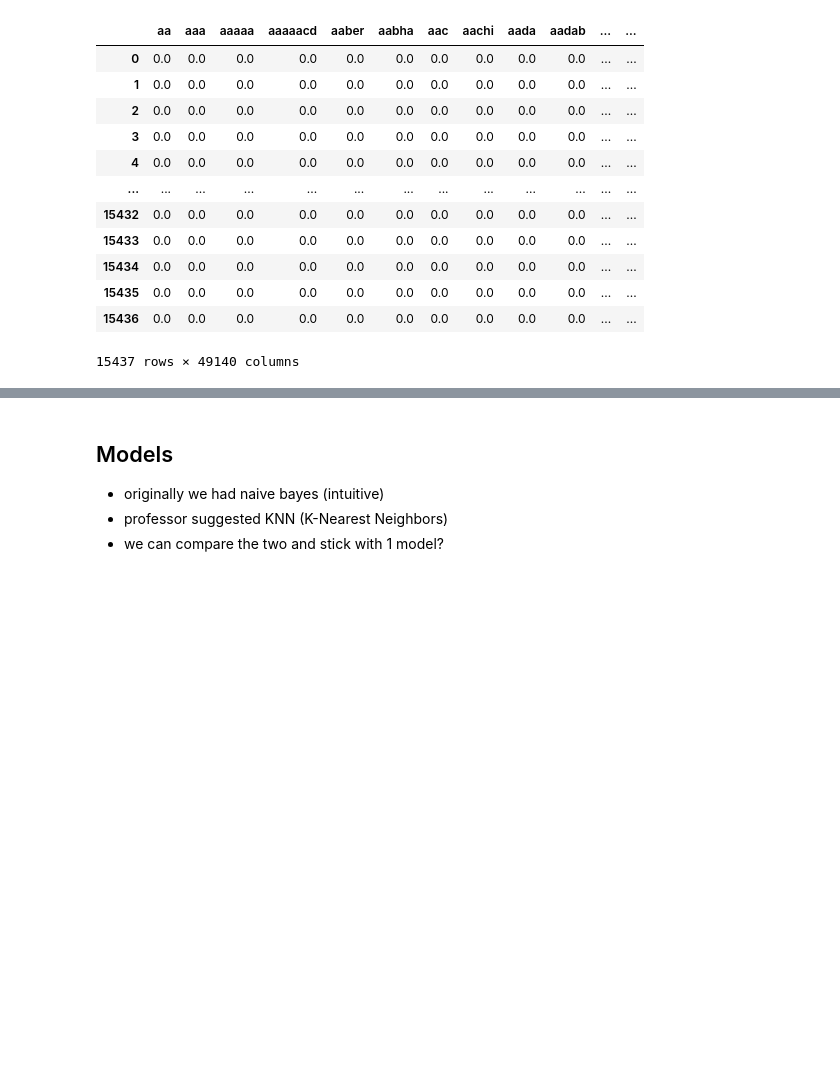
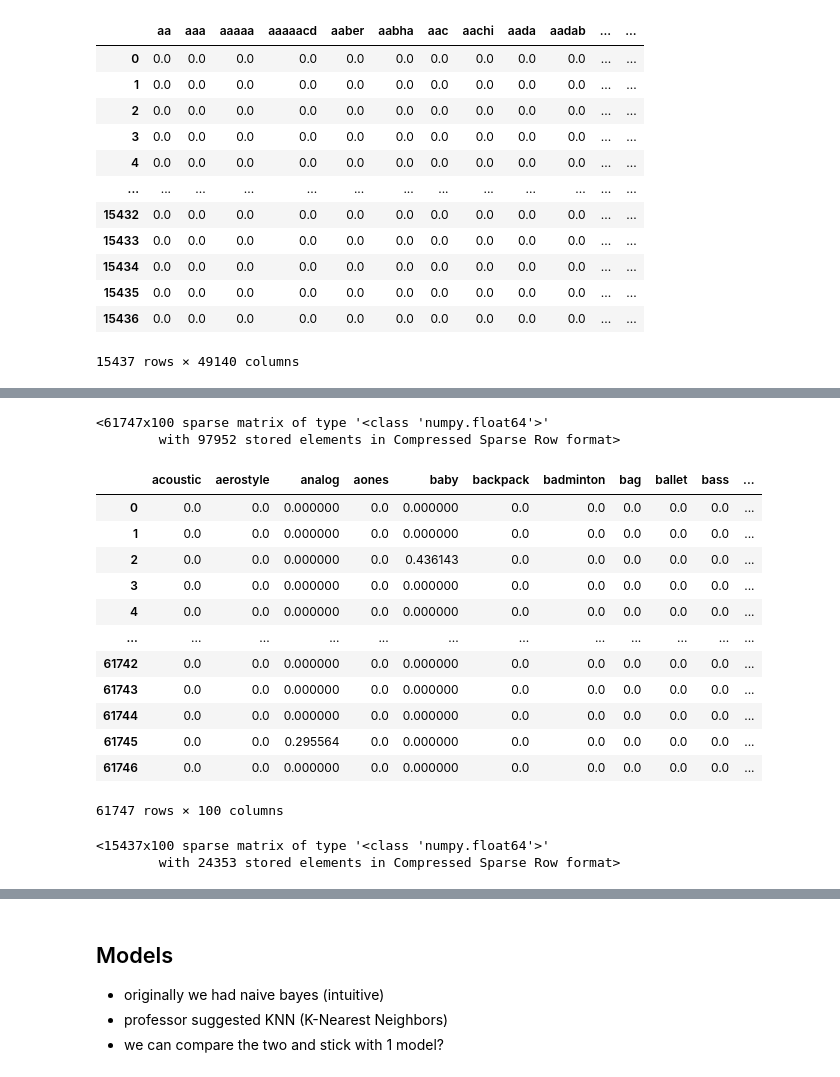
Before and after one commit to bzekeria/cogs109-final-project, a Jupyter notebook: notebooks/03_fetaure_engineering.ipynb, the cells around one changed output, grey strips where cells are left out. Saved outputs shown, nothing was run; the diff lists cells and outputs as text; code cells hidden in the pictures; blank space fills up the shorter version.

```diff
--- a/notebooks/03_fetaure_engineering.ipynb
+++ b/notebooks/03_fetaure_engineering.ipynb
@@ -169,0 +185,47 @@ test_words_numerical
+# %%
+from sklearn.feature_selection import SelectKBest, chi2
+
+# Create a SelectKBest object with the chi2 scoring function
+k = 100  # Number of top features to select
+selector = SelectKBest(score_func=chi2, k=k)
+
+# Fit the selector to the TF-IDF training data
+X_train_selected = selector.fit_transform(train_features, y_train)
+
+# Feature names
+features = vectorizer.get_feature_names()
+
+selected_feature_indices = selector.get_support(indices=True)
+
+selected_features = [features[i] for i in selected_feature_indices]
+
+# Transform the TF-IDF test data using the selected features
+X_test_selected = test_features[:, selected_feature_indices]
+# %%
+X_train_selected
+# %% [output]
+<61747x100 sparse matrix of type '<class 'numpy.float64'>'
+        with 97952 stored elements in Compressed Sparse Row format>
+# %%
+# Convert X_train_selected to a DataFrame
+df_train_selected = pd.DataFrame(X_train_selected.toarray(), columns=selected_features)
+df_train_selected
+# %% [output]
+|  | acoustic | aerostyle | analog | aones | baby | backpack | badminton | bag | ballet | bass | ... |
+| 0 | 0.0 | 0.0 | 0.000000 | 0.0 | 0.000000 | 0.0 | 0.0 | 0.0 | 0.0 | 0.0 | ... |
+| 1 | 0.0 | 0.0 | 0.000000 | 0.0 | 0.000000 | 0.0 | 0.0 | 0.0 | 0.0 | 0.0 | ... |
+| 2 | 0.0 | 0.0 | 0.000000 | 0.0 | 0.436143 | 0.0 | 0.0 | 0.0 | 0.0 | 0.0 | ... |
+| 3 | 0.0 | 0.0 | 0.000000 | 0.0 | 0.000000 | 0.0 | 0.0 | 0.0 | 0.0 | 0.0 | ... |
+| 4 | 0.0 | 0.0 | 0.000000 | 0.0 | 0.000000 | 0.0 | 0.0 | 0.0 | 0.0 | 0.0 | ... |
+| ... | ... | ... | ... | ... | ... | ... | ... | ... | ... | ... | ... |
+| 61742 | 0.0 | 0.0 | 0.000000 | 0.0 | 0.000000 | 0.0 | 0.0 | 0.0 | 0.0 | 0.0 | ... |
+| 61743 | 0.0 | 0.0 | 0.000000 | 0.0 | 0.000000 | 0.0 | 0.0 | 0.0 | 0.0 | 0.0 | ... |
+| 61744 | 0.0 | 0.0 | 0.000000 | 0.0 | 0.000000 | 0.0 | 0.0 | 0.0 | 0.0 | 0.0 | ... |
+| 61745 | 0.0 | 0.0 | 0.295564 | 0.0 | 0.000000 | 0.0 | 0.0 | 0.0 | 0.0 | 0.0 | ... |
+| 61746 | 0.0 | 0.0 | 0.000000 | 0.0 | 0.000000 | 0.0 | 0.0 | 0.0 | 0.0 | 0.0 | ... |
+61747 rows × 100 columns
+# %%
+X_test_selected
+# %% [output]
+<15437x100 sparse matrix of type '<class 'numpy.float64'>'
+        with 24353 stored elements in Compressed Sparse Row format>
```
Also changed, not shown: parts of 9 cells of this notebook, 5 other files.
